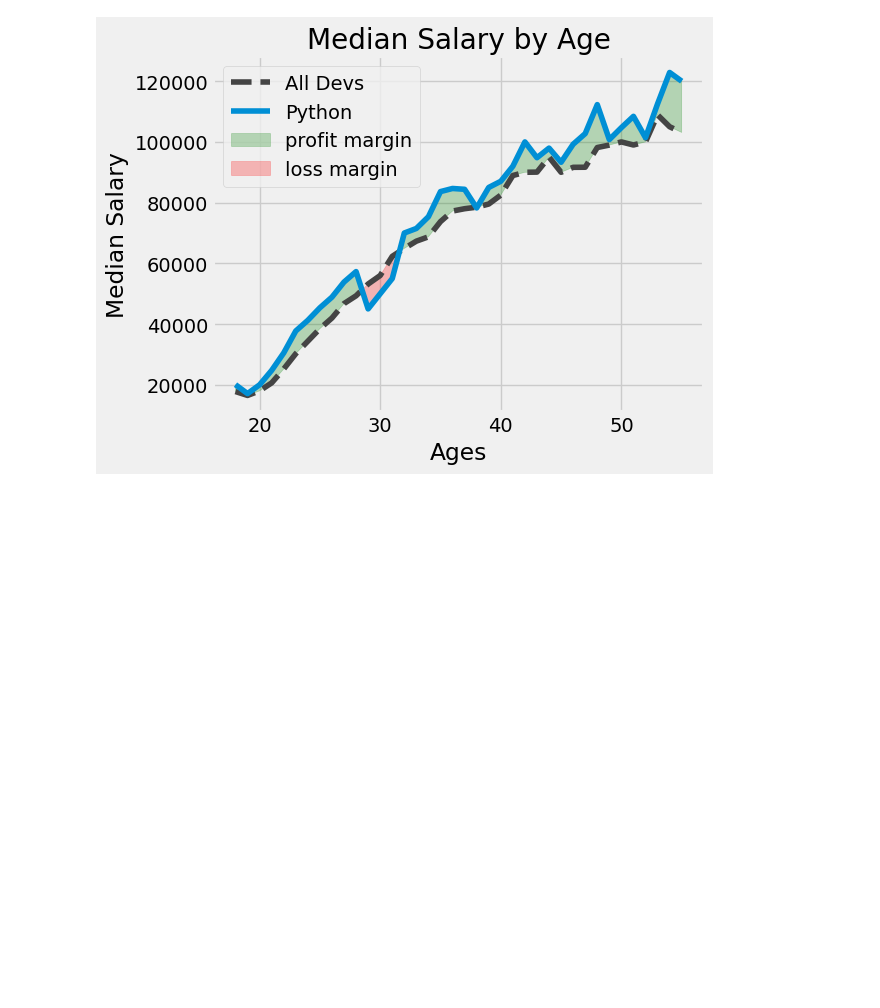
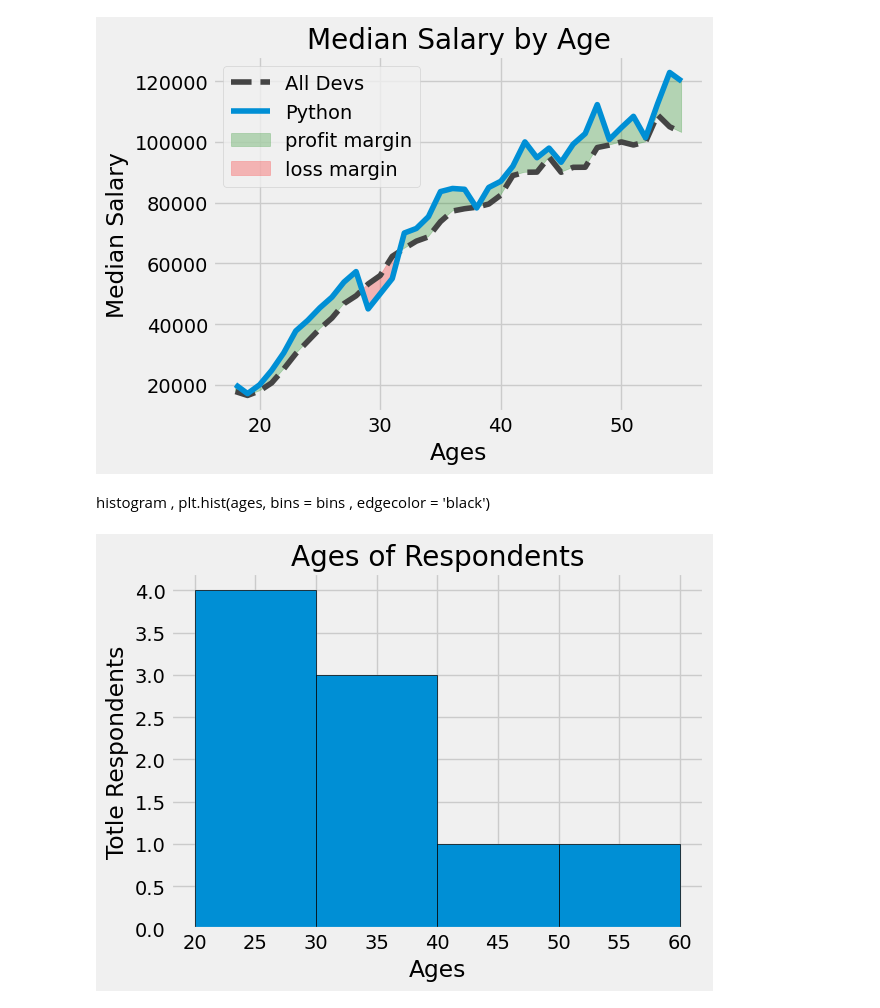
Before and after one commit to Hitesh-Ojha/learning, a Jupyter notebook: data science/matplotlib.ipynb, the cells around one changed output. Drawn from its saved outputs; the diff is of its cells as text; code cells hidden in the pictures; blank space fills up the shorter version.

Commit message:
other plots

```diff
--- a/data science/matplotlib.ipynb
+++ b/data science/matplotlib.ipynb
@@ -360,3 +360,20 @@ plt.tight_layout()
 plt.show()
 # %% [output]
 [figure]
+# %% [markdown]
+histogram ,   plt.hist(ages, bins = bins , edgecolor = 'black')
+# %%
+
+plt.style.use('fivethirtyeight')
+ages = [18, 19, 21, 25, 26, 26, 30, 32, 38, 45, 55]
+bins=[20,30,40,50,60]
+plt.hist(ages, bins = bins , edgecolor = 'black')
+
+
+
+plt.title('Ages of Respondents')
+plt.xlabel('Ages')
+plt.ylabel('Totle Respondents')
+plt.tight_layout()
+# %% [output]
+[figure, added]
```
Also changed, not shown: parts of 8 cells of this notebook, 7 other files.
